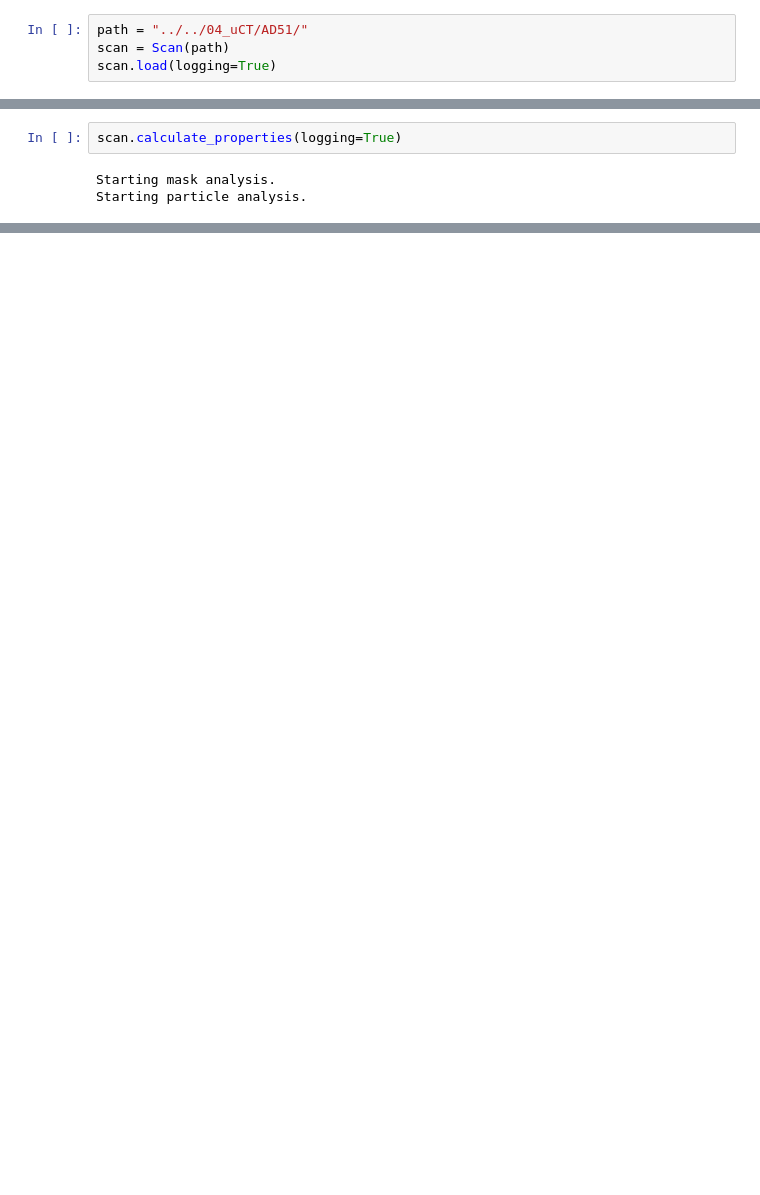
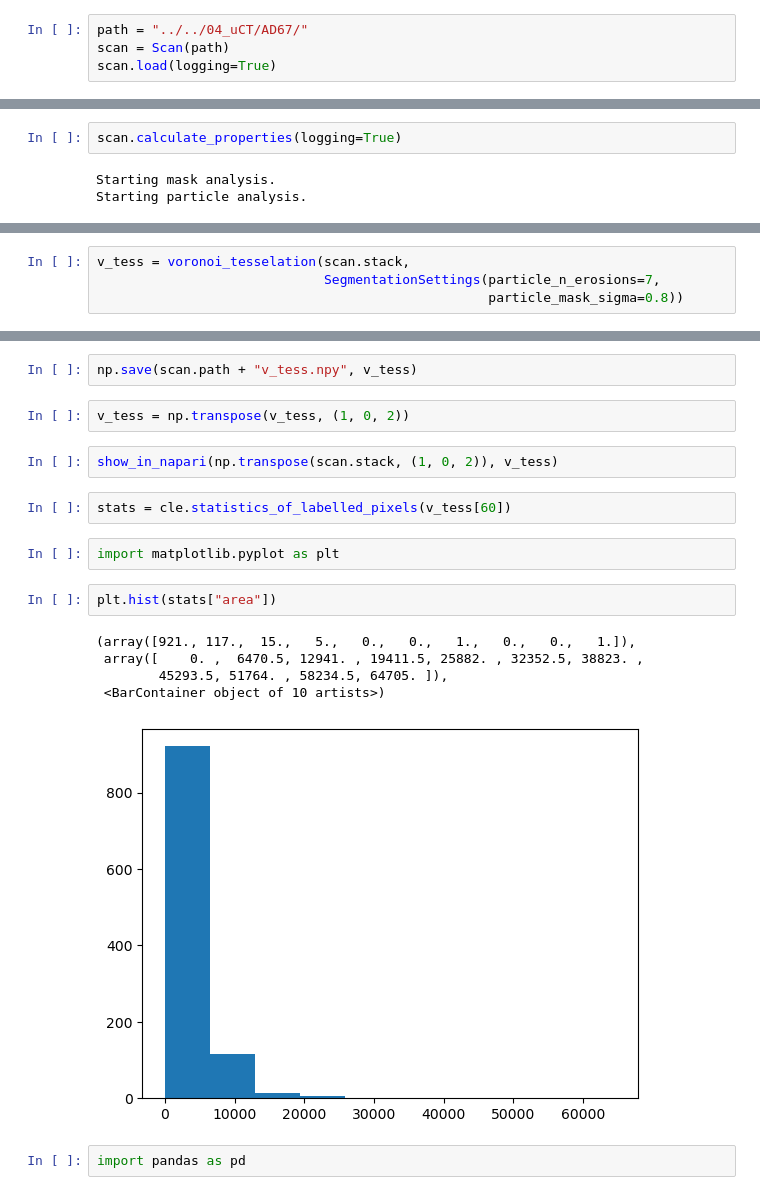
Before and after one commit to Eudoxosfly/Masterthesis, a Jupyter notebook: uCT_analysis/load_scan_test.ipynb, the cells around one changed output, grey strips where cells are left out. Saved outputs shown, nothing was run; the diff lists cells and outputs as text; blank space fills up the shorter version.

Commit message:
Added function for voronoi tesselation

```diff
--- a/uCT_analysis/load_scan_test.ipynb
+++ b/uCT_analysis/load_scan_test.ipynb
@@ -6,5 +11,5 @@ from mt.scan import Scan
 # %%
-path = "../../04_uCT/AD51/"
+path = "../../04_uCT/AD67/"
 scan = Scan(path)
 scan.load(logging=True)
 # %% [output]
@@ -30,0 +47,4 @@ Starting particle analysis.
+# %%
+v_tess = voronoi_tesselation(scan.stack,
+                             SegmentationSettings(particle_n_erosions=7,
+                                                  particle_mask_sigma=0.8))
@@ -30,0 +54,20 @@ Starting particle analysis.
+# %%
+np.save(scan.path + "v_tess.npy", v_tess)
+# %%
+v_tess = np.transpose(v_tess, (1, 0, 2))
+# %%
+show_in_napari(np.transpose(scan.stack, (1, 0, 2)), v_tess)
+# %%
+stats = cle.statistics_of_labelled_pixels(v_tess[60])
+# %%
+import matplotlib.pyplot as plt
+# %%
+plt.hist(stats["area"])
+# %% [output]
+(array([921., 117.,  15.,   5.,   0.,   0.,   1.,   0.,   0.,   1.]),
+ array([    0. ,  6470.5, 12941. , 19411.5, 25882. , 32352.5, 38823. ,
+        45293.5, 51764. , 58234.5, 64705. ]),
+ <BarContainer object of 10 artists>)
+[figure, added]
+# %%
+import pandas as pd
```
Also changed, not shown: parts of 13 cells of this notebook, 3 other files.
